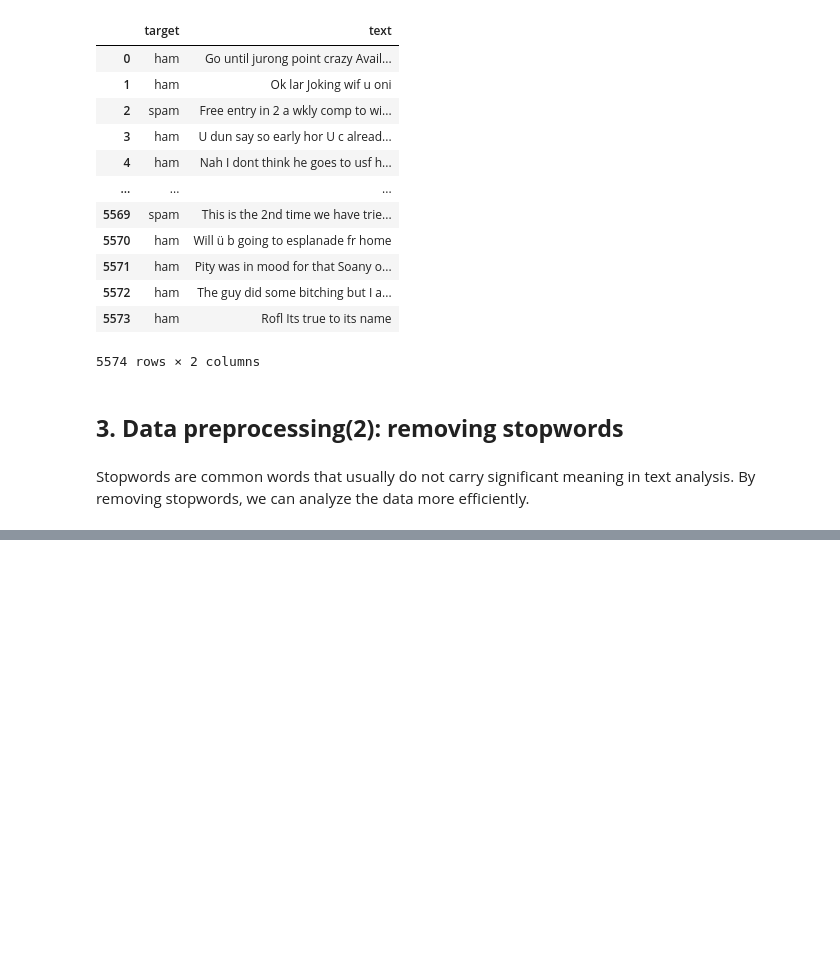
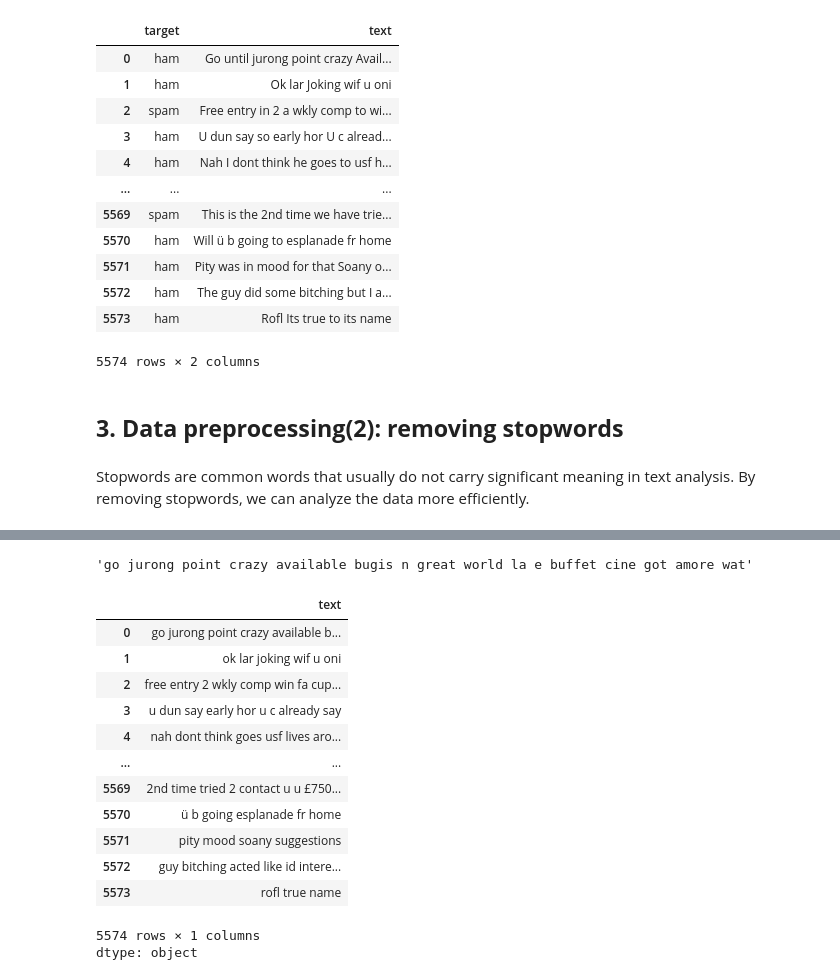
Before and after one commit to rachel-kim2255/Machine-Learning-Notebooks, a Jupyter notebook: 4_[Naive_Bayes]_Filtering_Spam_Messages.ipynb, the cells around one changed output, grey strips where cells are left out. Drawn from its saved outputs; the diff is of its cells as text; code cells hidden in the pictures; blank space fills up the shorter version.

```diff
--- a/4_[Naive_Bayes]_Filtering_Spam_Messages.ipynb
+++ b/4_[Naive_Bayes]_Filtering_Spam_Messages.ipynb
@@ -128,0 +167,3 @@ Stopwords are common words that usually do not carry significant meaning in text
+# %%
+sample_string = df['text'].loc[0]
+sample_string.split()
@@ -128,0 +191,4 @@ Stopwords are common words that usually do not carry significant meaning in text
+# %%
+for i in sample_string.split():
+  if i.lower() not in stopwords.words('english'):
+    print(i.lower())
@@ -128,0 +212,38 @@ Stopwords are common words that usually do not carry significant meaning in text
+# %%
+new_string=[]
+
+for i in sample_string.split():
+  if i.lower() not in stopwords.words('english'):
+    new_string.append(i.lower())
+
+new_string=' '.join(new_string)
+new_string
+# %% [output]
+'go jurong point crazy available bugis n great world la e buffet cine got amore wat'
+# %%
+def stop_words(x):
+  new_strings=[]
+  for i in x.split():
+    if i.lower() not in stopwords.words('english'):
+      new_strings.append(i.lower())
+
+  new_strings=' '.join(new_strings)
+  return new_strings
+
+df['text'] = df['text'].apply(stop_words)
+df['text']
+# %% [output]
+|  | text |
+| 0 | go jurong point crazy available b... |
+| 1 | ok lar joking wif u oni |
+| 2 | free entry 2 wkly comp win fa cup... |
+| 3 | u dun say early hor u c already say |
+| 4 | nah dont think goes usf lives aro... |
+| ... | ... |
+| 5569 | 2nd time tried 2 contact u u £750... |
+| 5570 | ü b going esplanade fr home |
+| 5571 | pity mood soany suggestions |
+| 5572 | guy bitching acted like id intere... |
+| 5573 | rofl true name |
+5574 rows × 1 columns
+dtype: object
```
Also changed, not shown: parts of 21 cells of this notebook.
